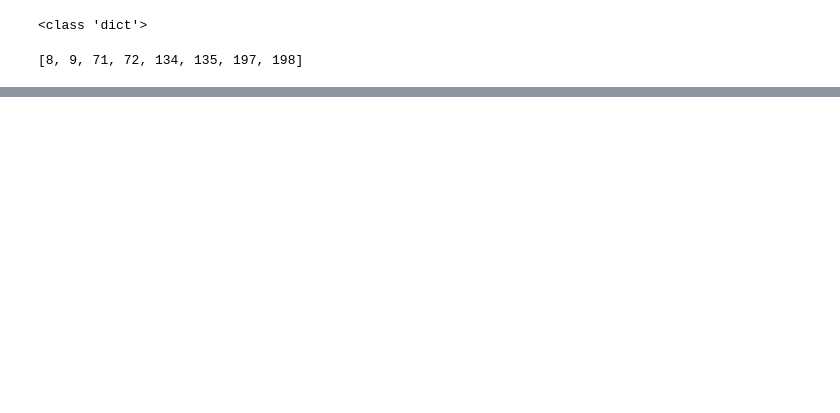
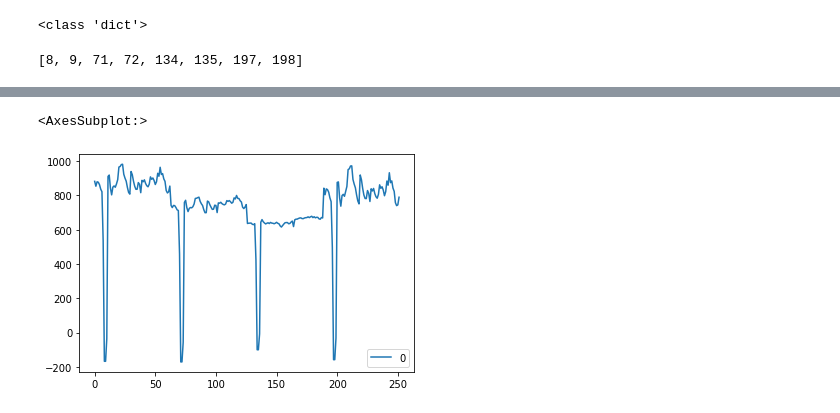
Before and after one commit to JoelPoah/AIMLCA2, a Jupyter notebook: TimeSeries_PartA/TimeSeries.ipynb, the cells around one changed output, grey strips where cells are left out. Drawn from its saved outputs; the diff is of its cells as text; code cells hidden in the pictures; blank space fills up the shorter version.

Commit message:
ridge scored 160

```diff
--- a/TimeSeries_PartA/TimeSeries.ipynb
+++ b/TimeSeries_PartA/TimeSeries.ipynb
@@ -893,0 +934,21 @@ y_pred.to_csv('./predictions/y_pred.csv')
+# %%
+RR = Ridge(alpha=0.1)
+# fitting the model
+RR.fit(X,y)
+# predicting the test set
+pred = RR.predict(testtransformed)
+pred=pd.DataFrame(pred)
+#concat y_pred column 1 to y_pred column 0 axis 0
+pred=pd.concat([pred[0],pred[1],pred[2],pred[3]],axis=0)
+# y_pred=pd.DataFrame(y_pred)
+pred.reset_index(inplace=True,drop=True)
+pred.columns=['Value']
+pred=pd.DataFrame(pred)
+for i in range(len(pred)):
+    if pred.index.any() in id:
+        pred.iloc[i,"Value"]=-160
+# %%
+pred.plot()
+# %% [output]
+<AxesSubplot:>
+[figure, added]
```
Also changed, not shown: parts of 10 cells of this notebook, 6 other files.
